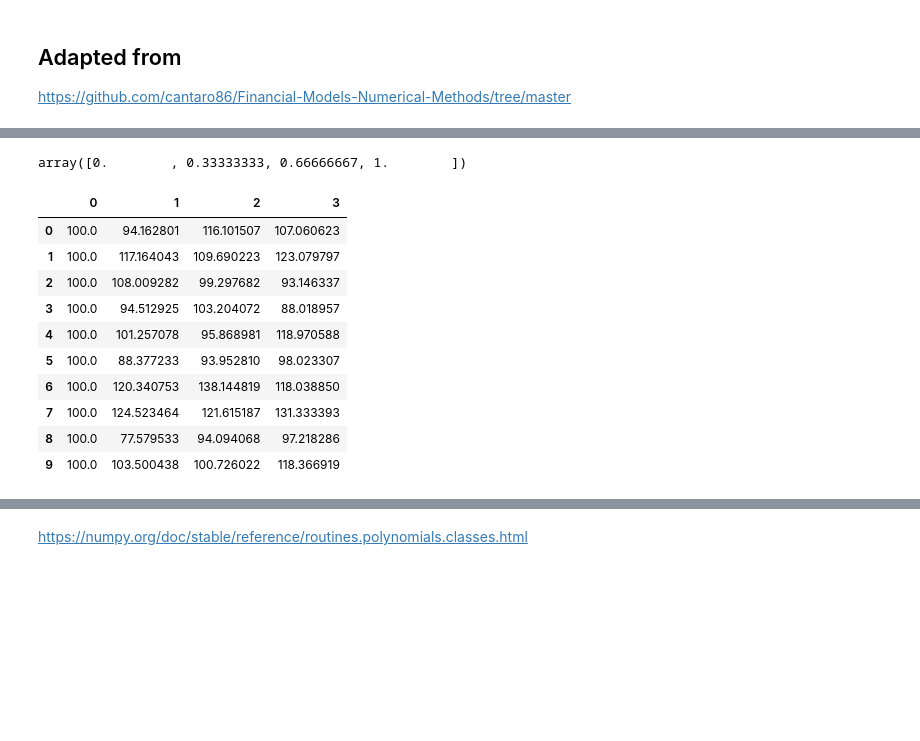
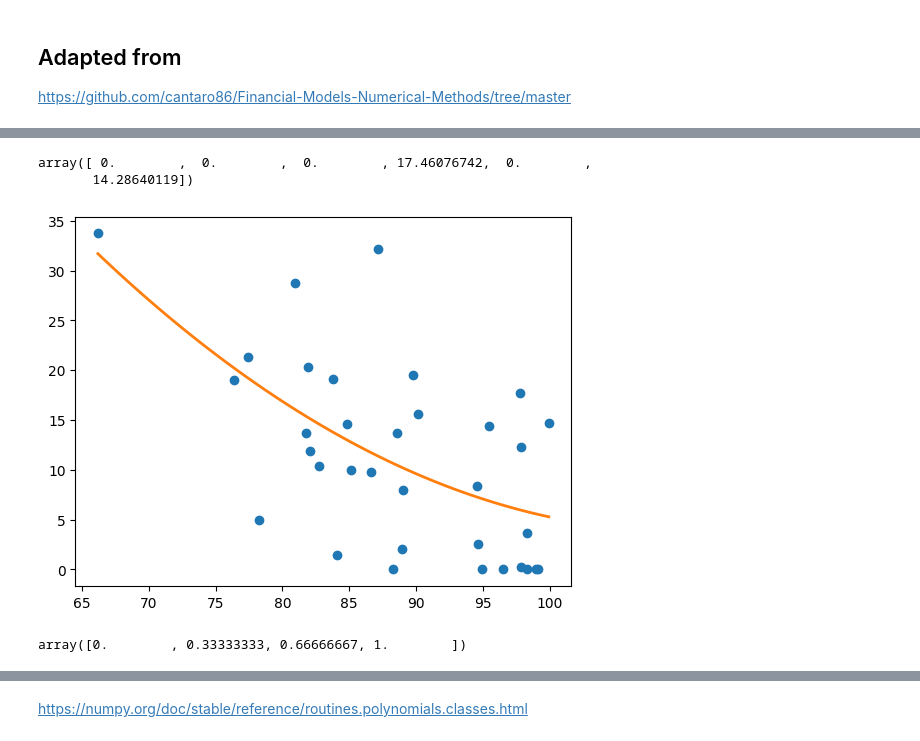
Before and after one commit to kevingivens/Blog, a Jupyter notebook: 2024/AmericanOptions/demo.ipynb, the cells around one changed output, grey strips where cells are left out. Drawn from its saved outputs; the diff is of its cells as text; code cells hidden in the pictures; blank space fills up the shorter version.

```diff
--- a/2024/AmericanOptions/demo.ipynb
+++ b/2024/AmericanOptions/demo.ipynb
@@ -69,0 +109,6 @@ dt
+# %%
+t = 2
+good_paths = H[:, t] > 0
+
+p = poly.Polynomial.fit(S[good_paths, t], V[good_paths, t + 1] * df, 2)  # polynomial regression
+# C = np.polyval(rg, S[good_paths, t])
@@ -70,23 +135,21 @@ dt
+# %%
+V[good_paths, t + 1] * df
+# %% [output]
+array([ 0.        ,  0.        ,  0.        , 17.46076742,  0.        ,
+       14.28640119])
+# %%
+plt.plot(S[good_paths, t], V[good_paths, t + 1] * df, 'o')
+xx, yy = p.linspace()
+plt.plot(xx, yy, lw=2)
+plt.show()
+# %% [output]
+[figure, added]
 # %%
 np.linspace(0.0, 1.0, 4)
 # %% [output]
 array([0.        , 0.33333333, 0.66666667, 1.        ])
 # %%
 df = pd.DataFrame(S)
-# %%
-df
-# %% [output]
-|  | 0 | 1 | 2 | 3 |
-| 0 | 100.0 | 94.162801 | 116.101507 | 107.060623 |
-| 1 | 100.0 | 117.164043 | 109.690223 | 123.079797 |
-| 2 | 100.0 | 108.009282 | 99.297682 | 93.146337 |
-| 3 | 100.0 | 94.512925 | 103.204072 | 88.018957 |
-| 4 | 100.0 | 101.257078 | 95.868981 | 118.970588 |
-| 5 | 100.0 | 88.377233 | 93.952810 | 98.023307 |
-| 6 | 100.0 | 120.340753 | 138.144819 | 118.038850 |
-| 7 | 100.0 | 124.523464 | 121.615187 | 131.333393 |
-| 8 | 100.0 | 77.579533 | 94.094068 | 97.218286 |
-| 9 | 100.0 | 103.500438 | 100.726022 | 118.366919 |
 # %%
 df.T.plot(legend=False)
 plt.show()
```
Also changed, not shown: parts of 15 cells of this notebook.
